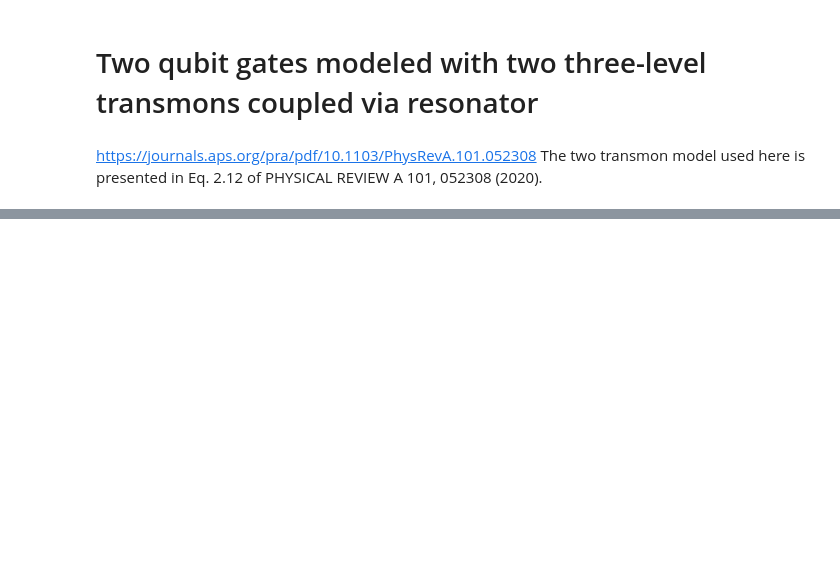
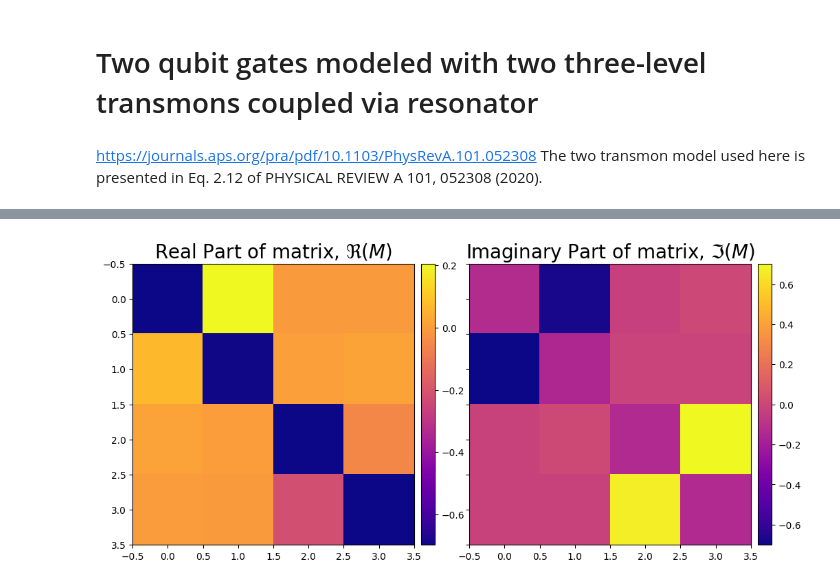
Before and after one commit to kapil-d/transmon-sim, a Jupyter notebook: two_transmon_gates.ipynb, the cells around one changed output, grey strips where cells are left out. Saved outputs shown, nothing was run; the diff lists cells and outputs as text; code cells hidden in the pictures; blank space fills up the shorter version.

```diff
--- a/two_transmon_gates.ipynb
+++ b/two_transmon_gates.ipynb
@@ -672,0 +553,2 @@ heatmap2d(condense(ideal_cnot))
+# %%
+ecr_fidelity, ecr_gate = system.opt_ECR(control_qubit_num=1)
@@ -672,0 +563,4 @@ heatmap2d(condense(ideal_cnot))
+# %%
+heatmap2d(Transmon_System.project(1j*ecr_gate))
+# %% [output]
+[figure, added]
```
Also changed, not shown: parts of 49 cells of this notebook.
